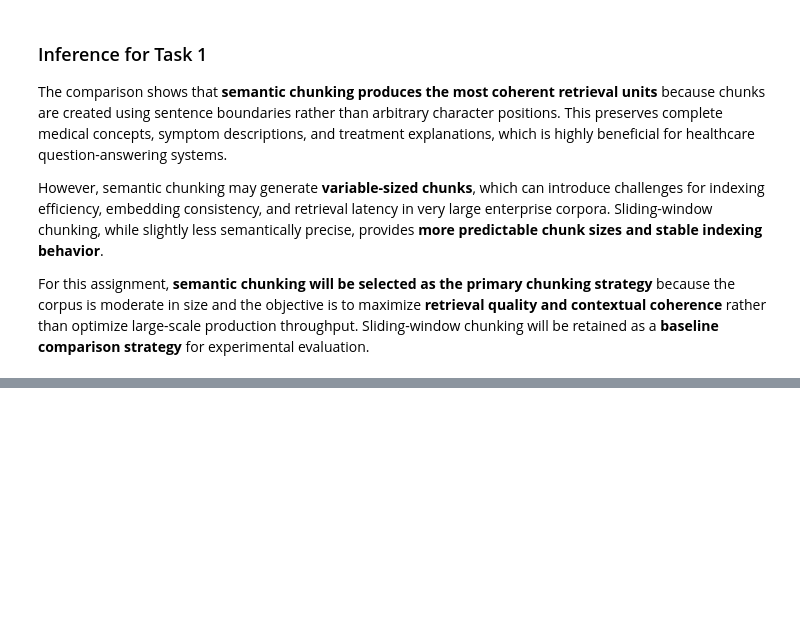
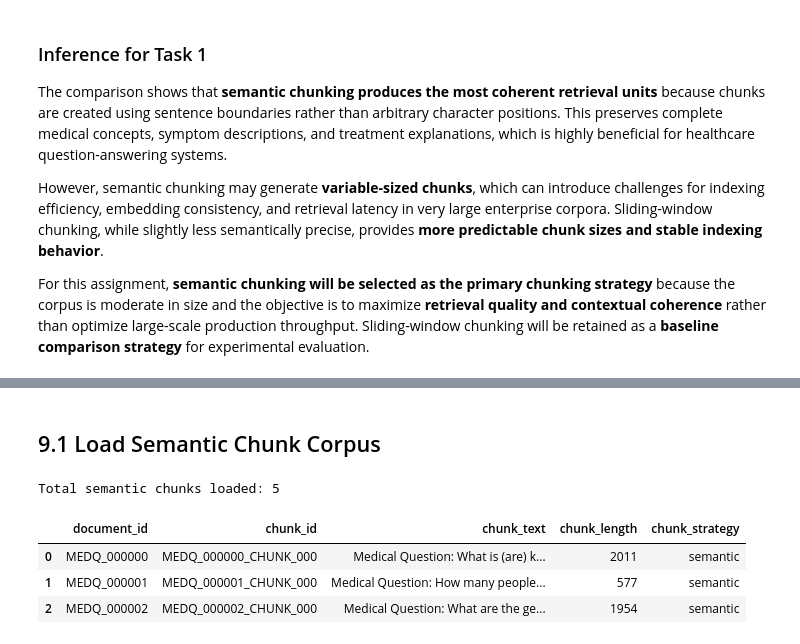
Before and after one commit to 2024ad05357/advanced-rag-enterprise, a Jupyter notebook: Advanced_Enterprise_RAG_Assignment.ipynb, the cells around one changed output, grey strips where cells are left out. Saved outputs shown, nothing was run; the diff lists cells and outputs as text; code cells hidden in the pictures; blank space fills up the shorter version.

```diff
--- a/Advanced_Enterprise_RAG_Assignment.ipynb
+++ b/Advanced_Enterprise_RAG_Assignment.ipynb
@@ -693,0 +714,20 @@ For this assignment, **semantic chunking will be selected as the primary chunkin
+# %% [markdown]
+## 9.1 Load Semantic Chunk Corpus
+# %%
+from pathlib import Path
+import pandas as pd
+
+# Load semantic chunks created in Section 8
+CHUNK_FILE = Path("data/chunks/medquad_chunks.parquet")
+
+chunks_df = pd.read_parquet(CHUNK_FILE)
+
+print(f"Total semantic chunks loaded: {len(chunks_df):,}")
+
+display(chunks_df.head(3))
+# %% [output]
+Total semantic chunks loaded: 5
+|  | document_id | chunk_id | chunk_text | chunk_length | chunk_strategy |
+| 0 | MEDQ_000000 | MEDQ_000000_CHUNK_000 | Medical Question: What is (are) k... | 2011 | semantic |
+| 1 | MEDQ_000001 | MEDQ_000001_CHUNK_000 | Medical Question: How many people... | 577 | semantic |
+| 2 | MEDQ_000002 | MEDQ_000002_CHUNK_000 | Medical Question: What are the ge... | 1954 | semantic |
```
Also changed, not shown: parts of 3 cells of this notebook.
